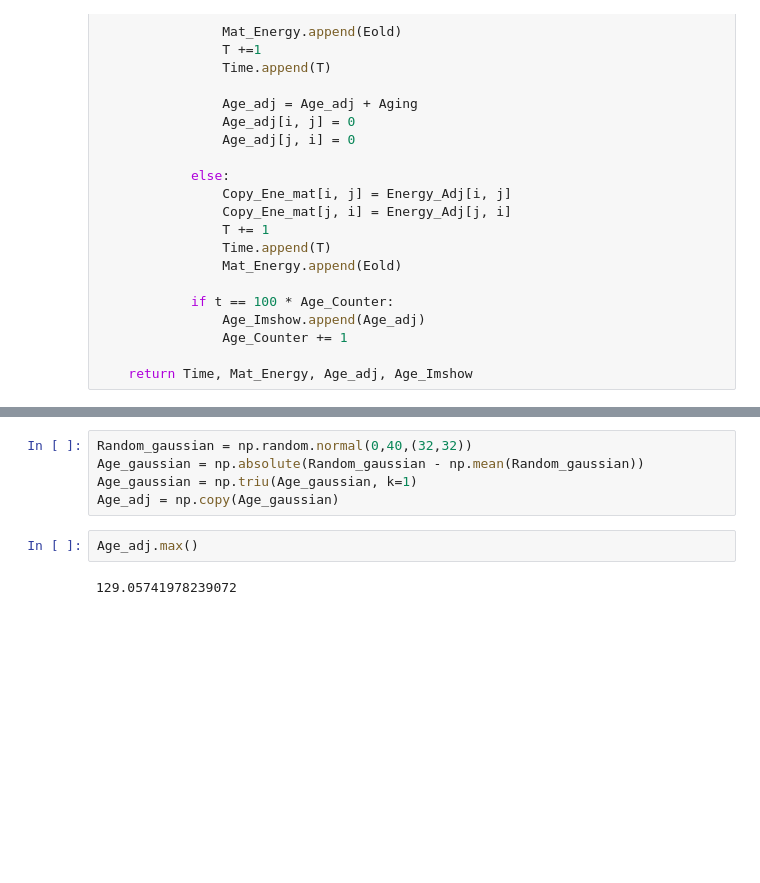
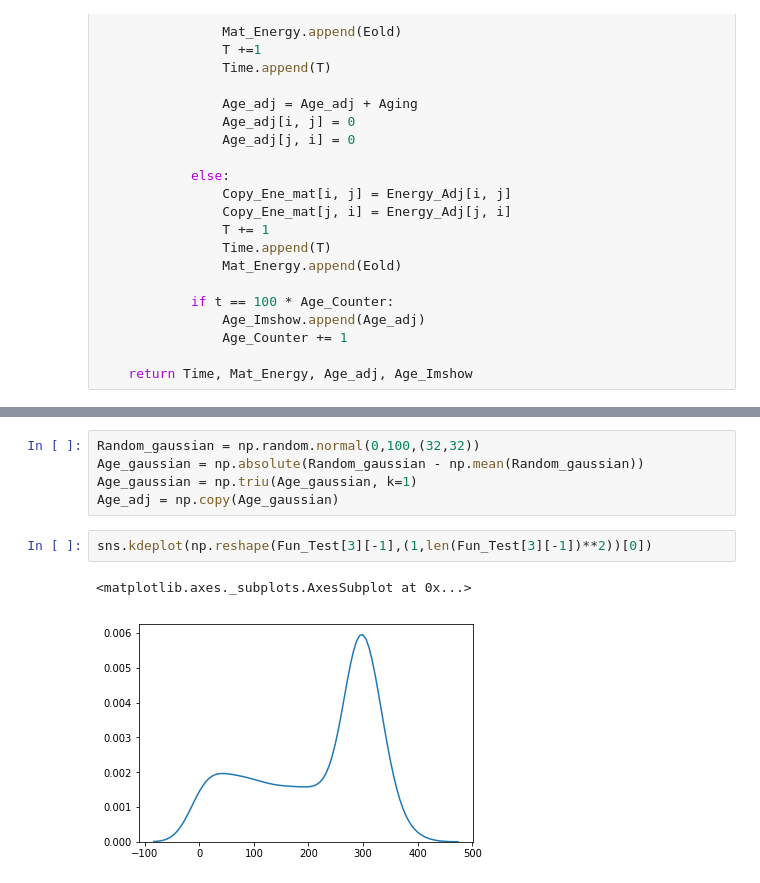
Before and after one commit to herman72/Aged-Network, a Jupyter notebook: Code/Main_Aged_Network.ipynb, the cells around one changed output, grey strips where cells are left out. Cells and saved outputs as stored; diff of their text form; blank space fills up the shorter version.

```diff
--- a/Code/Main_Aged_Network.ipynb
+++ b/Code/Main_Aged_Network.ipynb
@@ -223,9 +222,10 @@ IndexError: list index out of range
 # %%
-Random_gaussian = np.random.normal(0,40,(32,32))
+Random_gaussian = np.random.normal(0,100,(32,32))
 Age_gaussian = np.absolute(Random_gaussian - np.mean(Random_gaussian))
 Age_gaussian = np.triu(Age_gaussian, k=1)
 Age_adj = np.copy(Age_gaussian)
-# %%
-Age_adj.max()
-# %% [output]
-129.05741978239072
+# %%
+sns.kdeplot(np.reshape(Fun_Test[3][-1],(1,len(Fun_Test[3][-1])**2))[0])
+# %% [output]
+<matplotlib.axes._subplots.AxesSubplot at 0x...>
+[figure, added]
```
Also changed, not shown: parts of 6 cells of this notebook.
